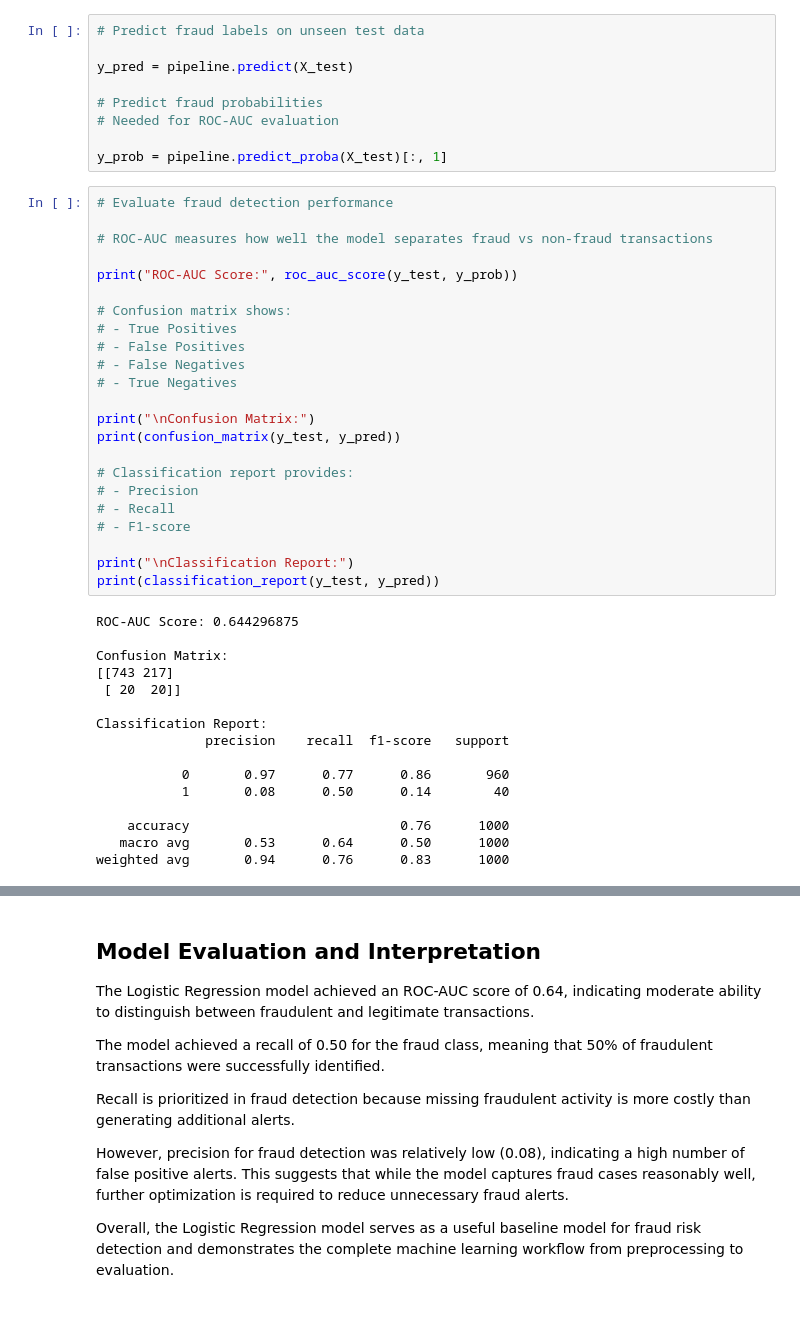
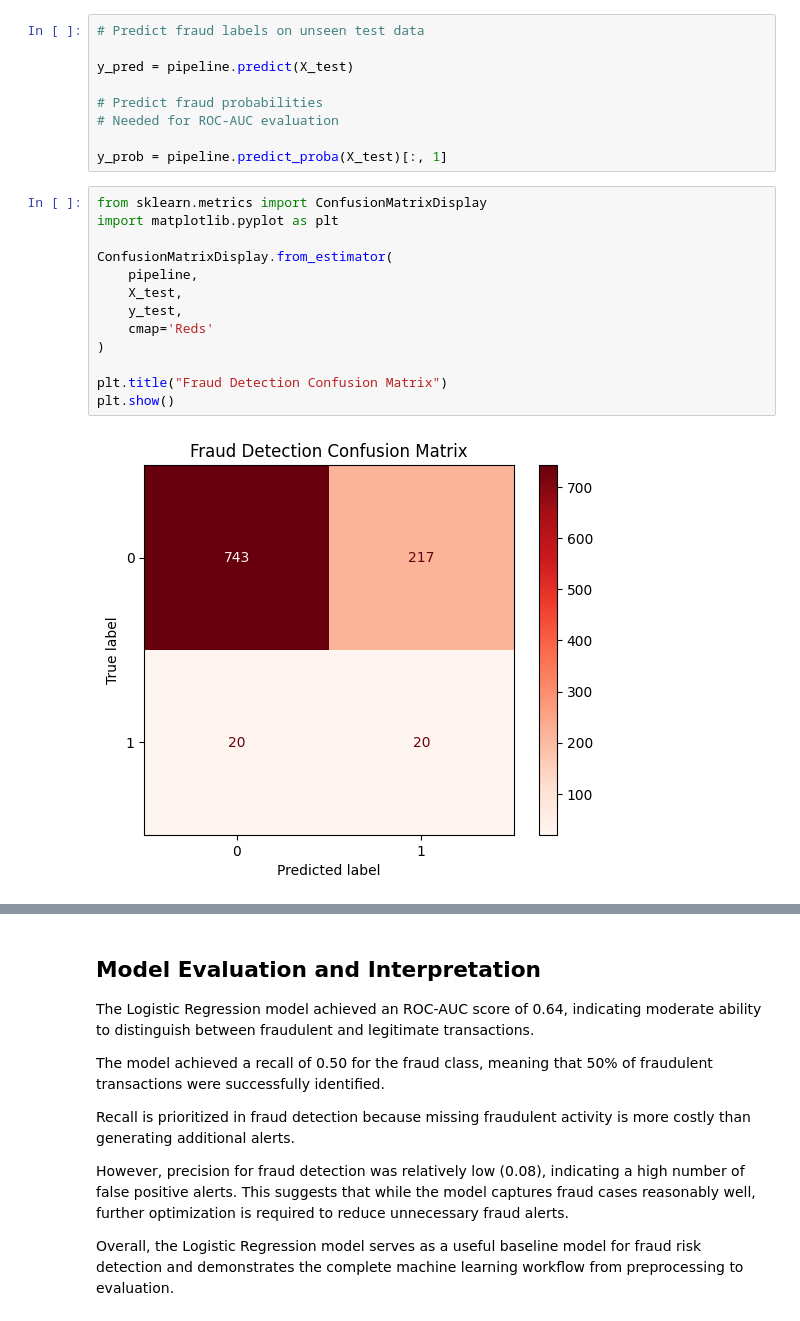
Before and after one commit to kuthurukarthikkumar-prog/jp-morgan-internship, a Jupyter notebook: 02_JPMorgan_Explainable_Fraud_Alert_Prioritization_Project_Kit/C_Supporting_Files/notebooks/jp_morgan_fraud_intelligence_Analysis.ipynb, the cells around one changed output, grey strips where cells are left out. Saved outputs shown, nothing was run; the diff lists cells and outputs as text.

Commit message:
Enhanced fraud intelligence dashboard and notebook

```diff
--- a/02_JPMorgan_Explainable_Fraud_Alert_Prioritization_Project_Kit/C_Supporting_Files/notebooks/jp_morgan_fraud_intelligence_Analysis.ipynb
+++ b/02_JPMorgan_Explainable_Fraud_Alert_Prioritization_Project_Kit/C_Supporting_Files/notebooks/jp_morgan_fraud_intelligence_Analysis.ipynb
@@ -722,42 +768,18 @@ y_pred = pipeline.predict(X_test)
 # Needed for ROC-AUC evaluation
 
 y_prob = pipeline.predict_proba(X_test)[:, 1]
-# %%
-# Evaluate fraud detection performance
-
-# ROC-AUC measures how well the model separates fraud vs non-fraud transactions
-
-print("ROC-AUC Score:", roc_auc_score(y_test, y_prob))
-
-# Confusion matrix shows:
-# - True Positives
-# - False Positives
-# - False Negatives
-# - True Negatives
-
-print("\nConfusion Matrix:")
-print(confusion_matrix(y_test, y_pred))
-
-# Classification report provides:
-# - Precision
-# - Recall
-# - F1-score
-
-print("\nClassification Report:")
-print(classification_report(y_test, y_pred))
-# %% [output]
-ROC-AUC Score: 0.644296875
-
-Confusion Matrix:
-[[743 217]
- [ 20  20]]
-
-Classification Report:
-              precision    recall  f1-score   support
-
-           0       0.97      0.77      0.86       960
-           1       0.08      0.50      0.14        40
-
-    accuracy                           0.76      1000
-   macro avg       0.53      0.64      0.50      1000
-weighted avg       0.94      0.76      0.83      1000
+# %%
+from sklearn.metrics import ConfusionMatrixDisplay
+import matplotlib.pyplot as plt
+
+ConfusionMatrixDisplay.from_estimator(
+    pipeline,
+    X_test,
+    y_test,
+    cmap='Reds'
+)
+
+plt.title("Fraud Detection Confusion Matrix")
+plt.show()
+# %% [output]
+[figure, added]
```
Also changed, not shown: parts of 20 cells of this notebook, 1 other file.
